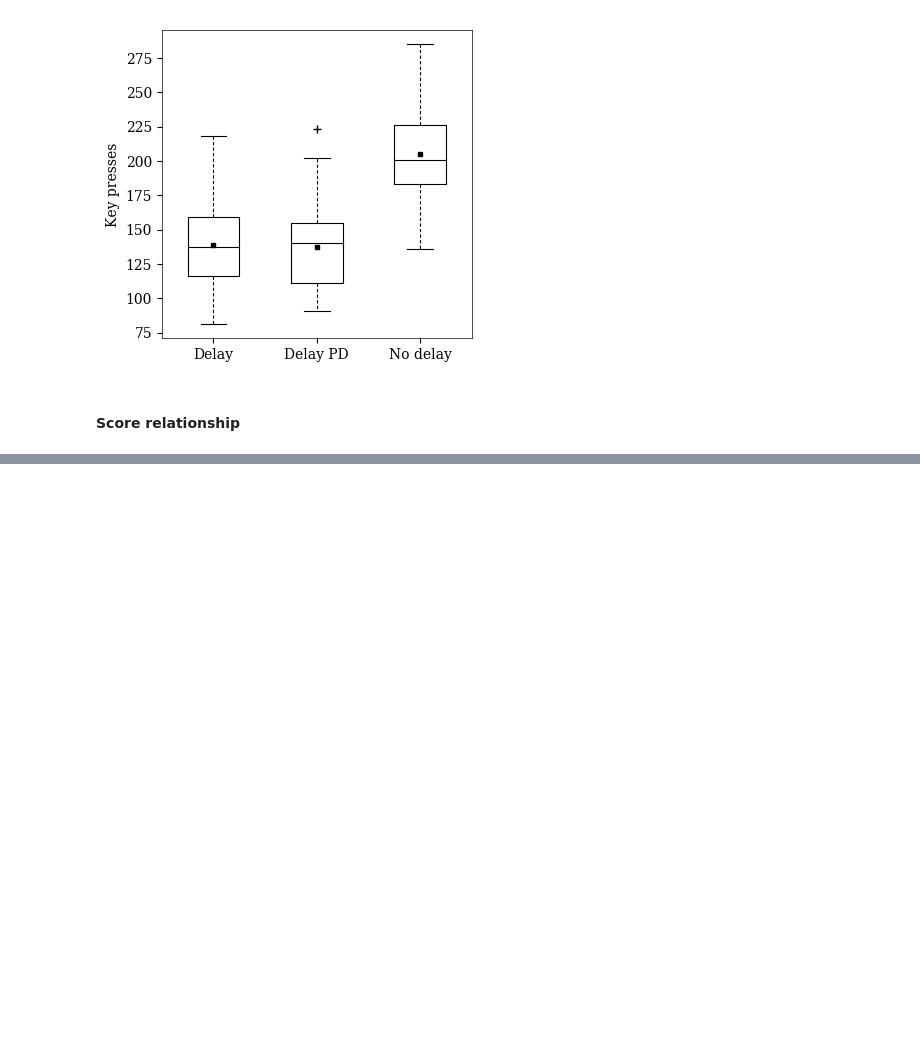
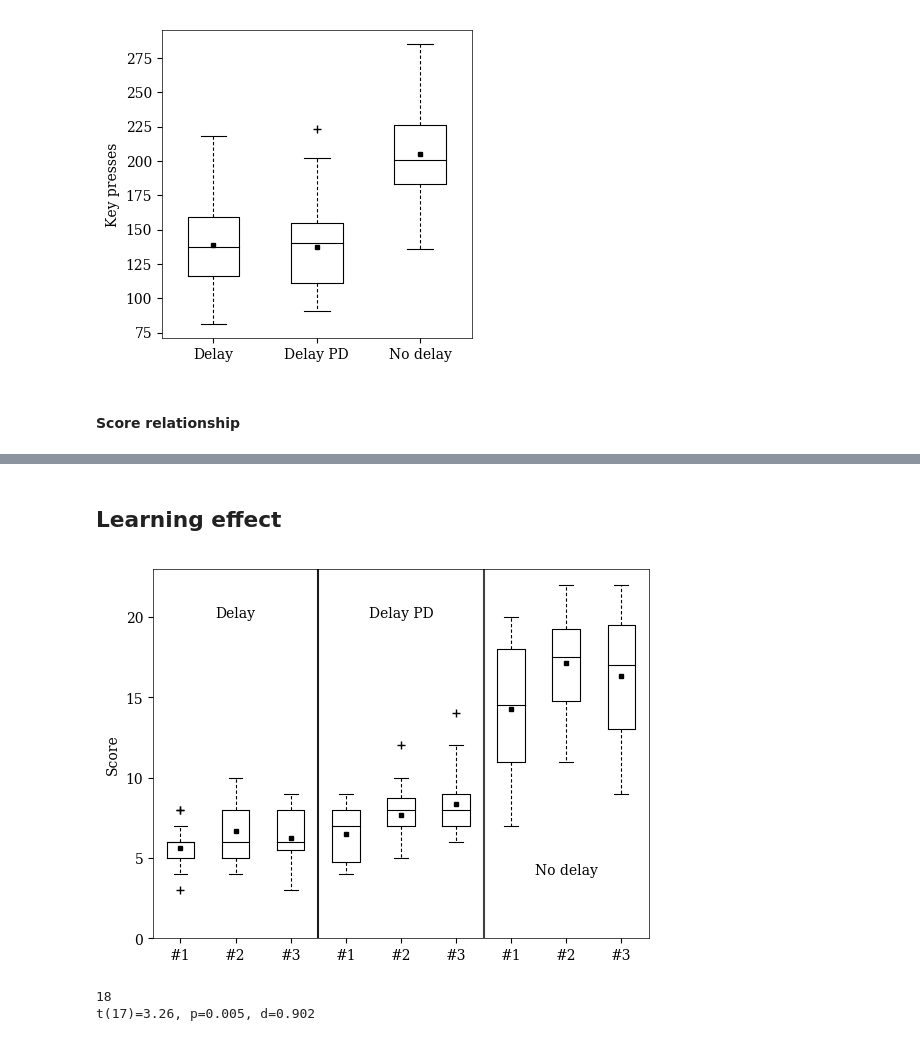
Before and after one commit to martinloland/master_thesis, a Jupyter notebook: data/better.ipynb, the cells around one changed output, grey strips where cells are left out. Cells and saved outputs as stored; diff of their text form; code cells hidden in the pictures; blank space fills up the shorter version.

```diff
--- a/data/better.ipynb
+++ b/data/better.ipynb
@@ -186,12 +198,13 @@ for idx, metric in enumerate(tlx_metrics):
         data[...,exp] = np.reshape(np.array(load),(57,))
     if metric == 'Performance':
         data = np.ones_like(data)*10-data
-    mean = data.mean(axis=0)
-    std = data.std(axis=0)
+    mean_ = data.mean(axis=0)
+    std_ = data.std(axis=0)
     x_pos = np.arange(3)+1 - bar_width*3 +idx*bar_width+bar_width/2
     tlx_answers.append(data)
+    print(mean_)
 
-    ax1.bar(x_pos, mean, bar_width, yerr=std, label=metric,
+    ax1.bar(x_pos, mean_, bar_width, yerr=std_, label=metric,
             edgecolor='k',
             linewidth=1,
            capsize=2,
@@ -330,0 +350,50 @@ R=0.533, p=<0.001, stderr=0.013
+# %% [markdown]
+## Learning effect
+# %%
+def condition_format(x, pos=None):
+    names = ['#1', '#2', '#3']*3
+    return names[x-1]
+
+filename = 'learning_effect'
+
+pos = [[0,1,2,4,3,5],
+      [2,3,0,5,1,4],
+      [4,5,1,3,0,2]]
+
+all_li = []
+
+for exp in range(3):
+    first = pd.read_sql_query("select tothitsexp{} from actors where valid=1 and crowd={} or crowd={};"
+                              .format(exp, pos[exp][0], pos[exp][1]), conn)
+    middle = pd.read_sql_query("select tothitsexp{} from actors where valid=1 and crowd={} or crowd={};"
+                              .format(exp, pos[exp][2], pos[exp][3]), conn)
+    last = pd.read_sql_query("select tothitsexp{} from actors where valid=1 and crowd={} or crowd={};"
+                              .format(exp, pos[exp][4], pos[exp][5]), conn)
+
+    li = [first['tothitsexp'+str(exp)], middle['tothitsexp'+str(exp)],last['tothitsexp'+str(exp)]]
+    all_li.extend(li)
+
+fig, ax = plt.subplots()
+ax.boxplot([list(i) for i in all_li])
+ax.plot([3.5, 3.5],[0,23])
+ax.plot([6.5, 6.5],[0,23])
+plt.ylabel('Score')
+plt.text(2, 20, 'Delay', fontsize=10, ha='center')
+plt.text(5, 20, 'Delay PD', fontsize=10, ha='center')
+plt.text(8, 4, 'No delay', fontsize=10, ha='center')
+ax.xaxis.set_major_formatter(ticker.FuncFormatter(condition_format))
+plt.ylim([0,23])
+plt.show()
+# fig.savefig('../img/{}.png'.format(filename), bbox_inches='tight')
+# %% [output]
+[figure, added]
+# %%
+num1 = 6
+num2 = num1+1
+ns = min(len(all_li[num1]), len(all_li[num2]))
+print(ns)
+
+print_sig(all_li[num1][:ns], all_li[num2][:ns])
+# %% [output]
+18
+t(17)=3.26, p=0.005, d=0.902
```
Also changed, not shown: parts of 10 cells of this notebook, 8 other files.
